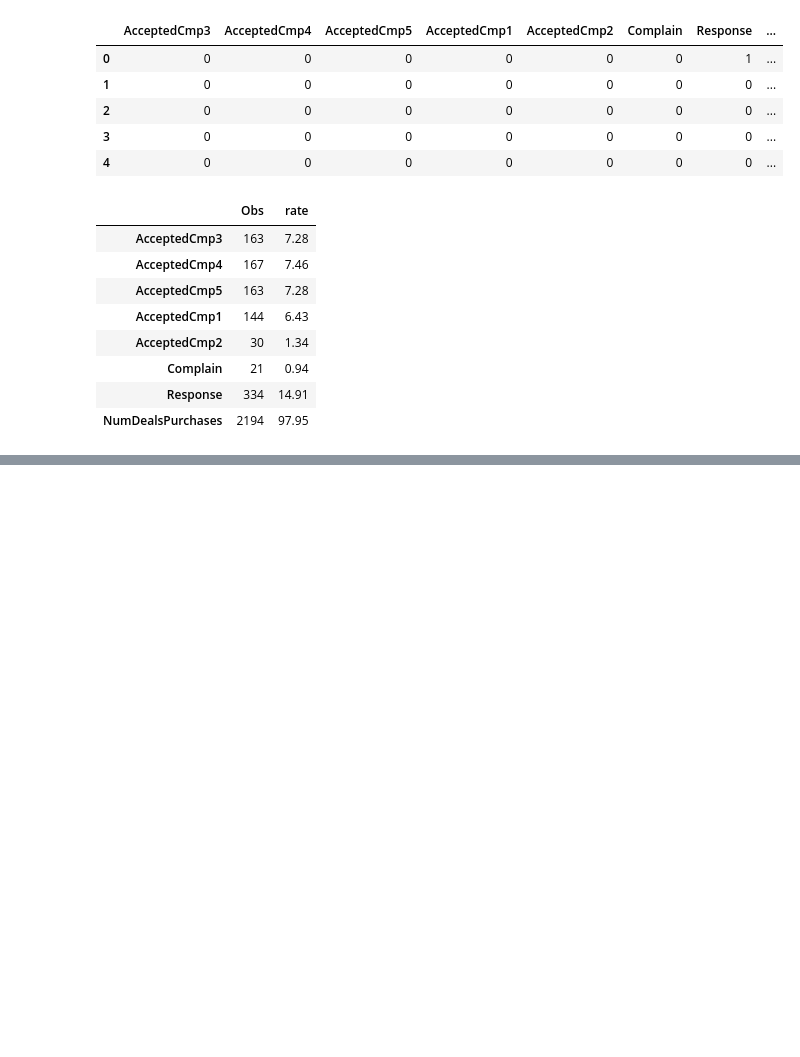
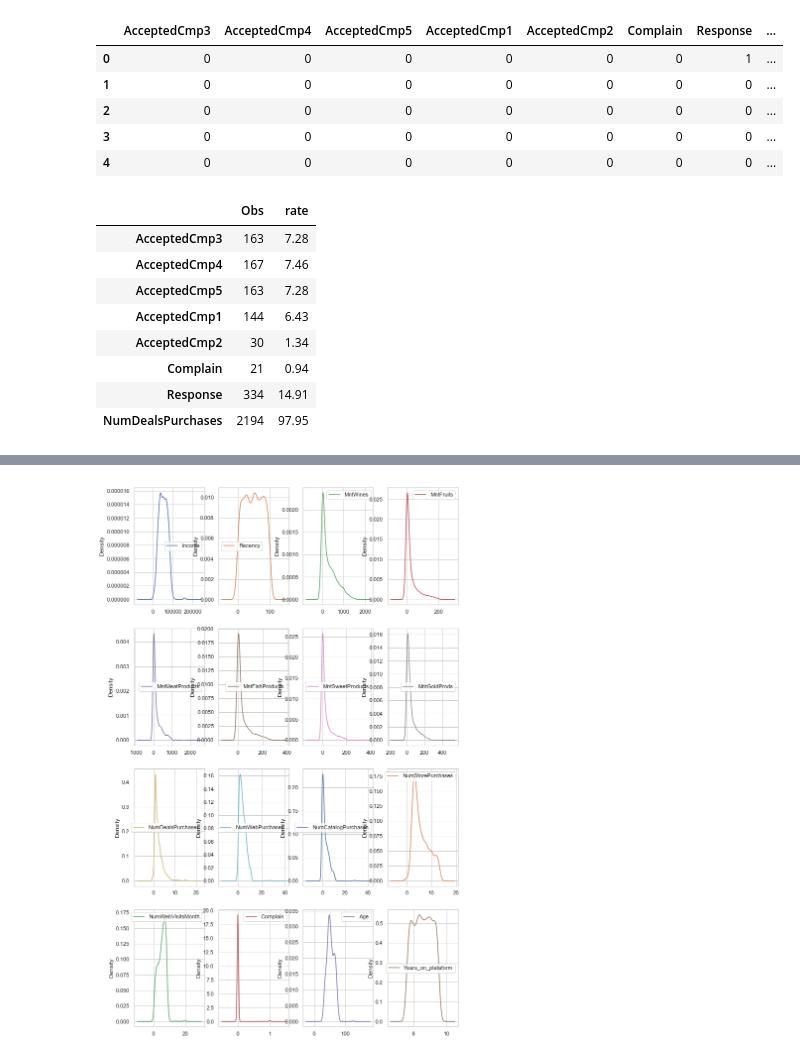
Before and after one commit to med0709/Marketing_Analysis, a Jupyter notebook: Ifood.ipynb, the cells around one changed output, grey strips where cells are left out. Saved outputs shown, nothing was run; the diff lists cells and outputs as text; code cells hidden in the pictures; blank space fills up the shorter version.

```diff
--- a/Ifood.ipynb
+++ b/Ifood.ipynb
@@ -781,0 +763,12 @@ df_wine_grouped['renda_vinho'] =  df_wine_grouped['MntWines'] / (df_wine_grouped
+# %%
+# Conforme descrito no EDA, esta feature esta balanceada e basicamente descreve dois grandes grupos de dados: pessoas que estão com alguém(0)e pessoas que não estão com alguém(1).
+
+education_map = {'Graduation' : 3,
+               'PhD' : 5,
+               'Master' : 4,
+               '2n Cycle' : 2,
+               'Basic' : 0}
+
+df_modelo = df_modelo.replace(education_map)
+# %%
+df_modelo = df_modelo.drop('Age_cluster', axis = 1)
@@ -781,0 +803,5 @@ df_wine_grouped['renda_vinho'] =  df_wine_grouped['MntWines'] / (df_wine_grouped
+# %%
+# Deletando as features que representam uma mesma informação, criadas durante a fase de EDA
+
+features_drop = ['Year_Birth', 'Dt_Customer', 'Z_CostContact','Z_Revenue', 'total_spent']
+df_modelo = df_modelo.drop(features_drop, axis = 1)
@@ -781,0 +828,5 @@ df_wine_grouped['renda_vinho'] =  df_wine_grouped['MntWines'] / (df_wine_grouped
+# %%
+continuous = ['Income','Recency','MntWines','MntFruits','MntMeatProducts','MntFishProducts','MntSweetProducts','MntGoldProds','NumDealsPurchases','NumWebPurchases','NumCatalogPurchases','NumStorePurchases',
+             'NumWebVisitsMonth','Complain','Age','Years_on_plataform']
+
+df_continuous = df_modelo.loc[:,continuous]
@@ -781,0 +853,5 @@ df_wine_grouped['renda_vinho'] =  df_wine_grouped['MntWines'] / (df_wine_grouped
+# %%
+# Density Plots
+df_continuous.plot(kind = 'density',layout = (4,4), subplots = True,  sharex = False, figsize = (11.7, 20));
+# %% [output]
+[figure, added]
```
Also changed, not shown: parts of 74 cells of this notebook.
